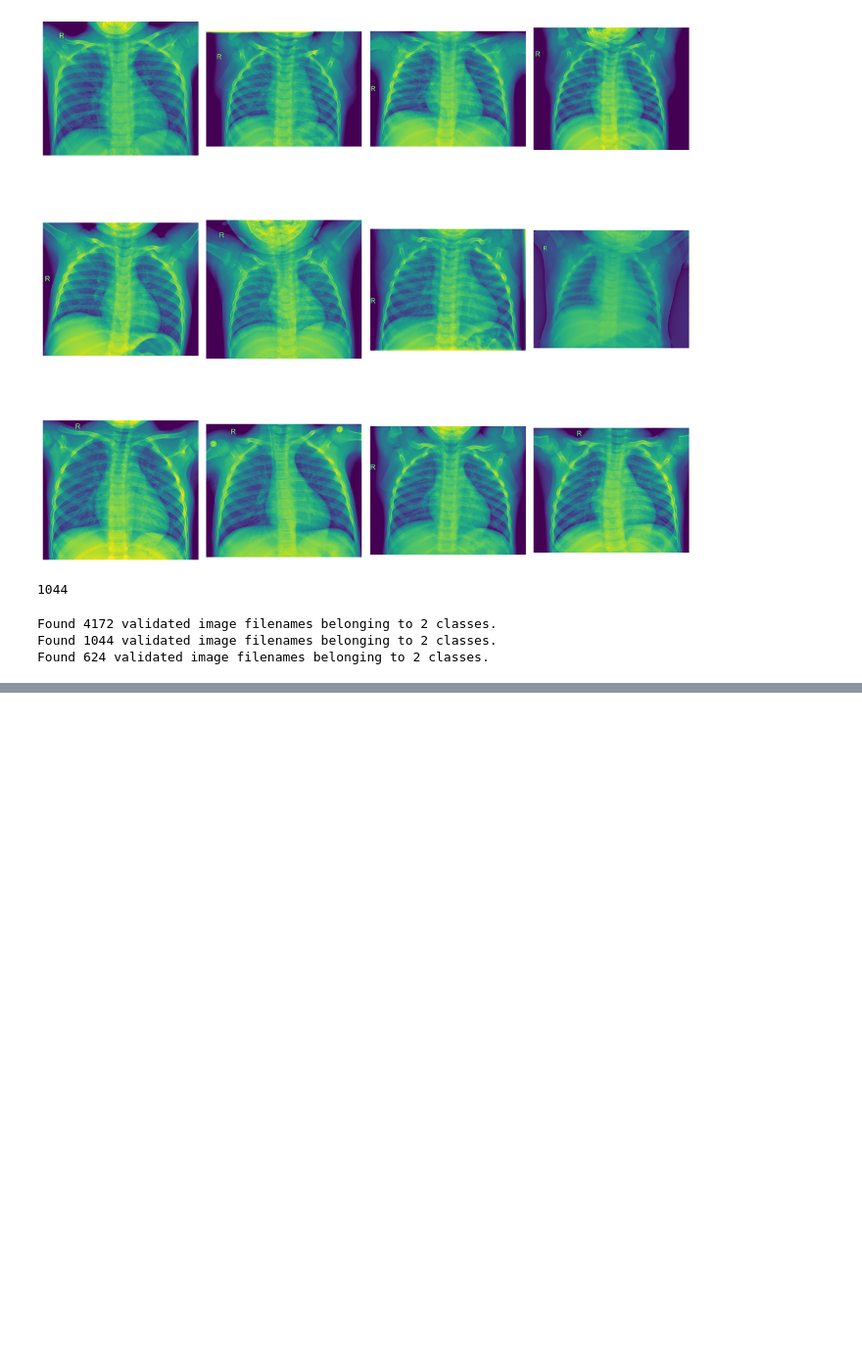
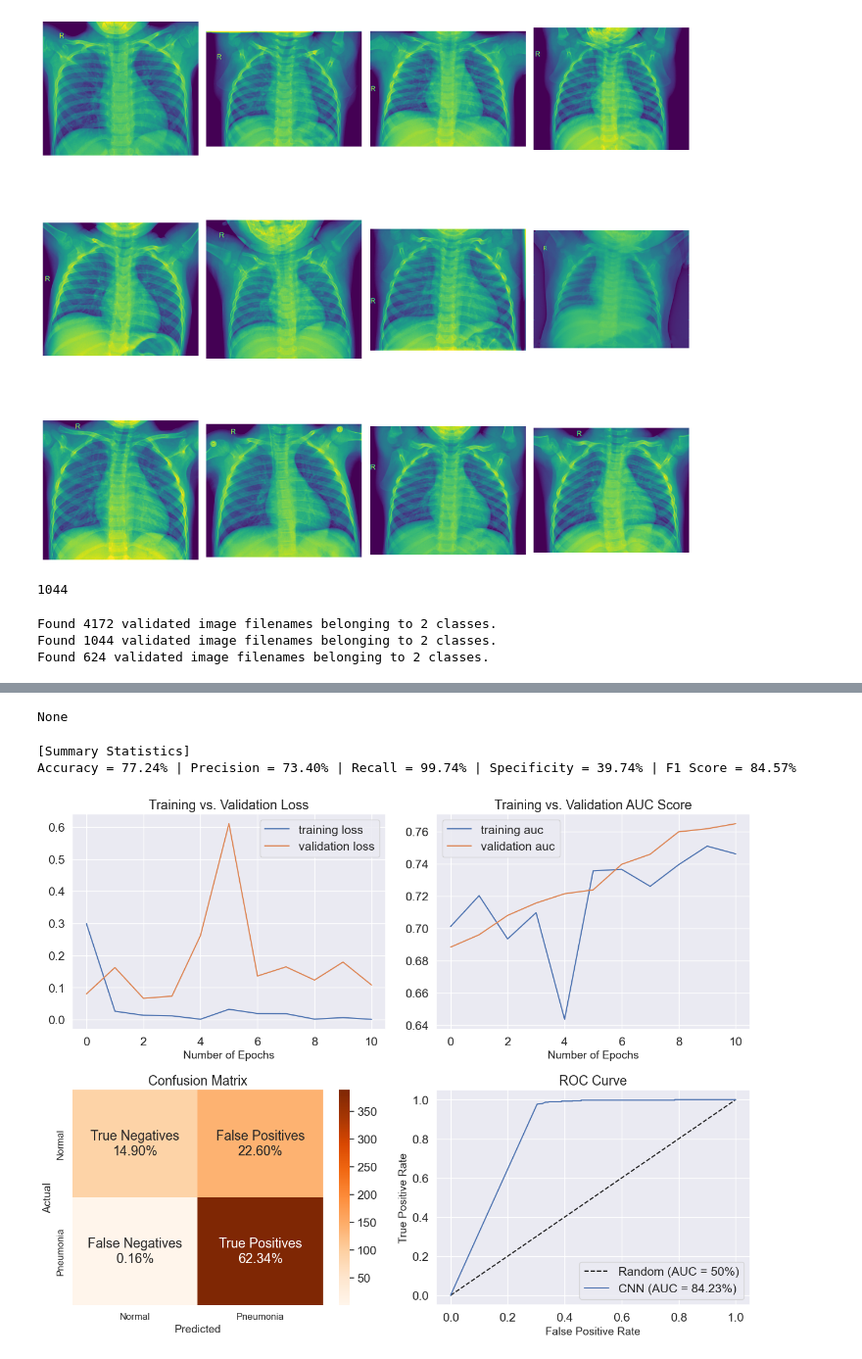
Before and after one commit to untildawn98/pneumonia_classifier, a Jupyter notebook: ENEL_645_project.ipynb, the cells around one changed output, grey strips where cells are left out. Shown at 98% size. Saved outputs shown, nothing was run; the diff lists cells and outputs as text; code cells hidden in the pictures; blank space fills up the shorter version.

```diff
--- a/ENEL_645_project.ipynb
+++ b/ENEL_645_project.ipynb
@@ -288,14 +296,14 @@ model.compile(optimizer=Adam(learning_rate=0.0001),  loss='binary_crossentropy',
 
 filepath= "model_cnn1.h5"
 checkpoint = ModelCheckpoint(filepath, monitor='val_loss', verbose=1, save_best_only=True, save_weights_only=False)
-e_s = EarlyStopping(monitor='val_loss', patience=8)
+e_s = EarlyStopping(monitor='val_loss', patience=20)
 # %%
 # Train the model
-vgg19_model= model.fit(train_generator,
-          steps_per_epoch = len(train_generator),
+vgg19_model= model.fit(ds_train,
+          steps_per_epoch = len(ds_train),
                               epochs = 20,
-                              validation_data = val_generator,
-                              validation_steps = len(val_generator),
-                              verbose=1, batch_size=hyper_batch_size, callbacks=[checkpoint,e_s],
+                              validation_data = ds_val,
+                              validation_steps = len(ds_val),
+                              verbose=1, batch_size=BATCH, callbacks=[checkpoint,e_s],
                               class_weight=class_weights,
                               )
@@ -302,8 +328,10 @@ vgg19_model= model.fit(train_generator,
 # %%
-best_model = keras.models.load_model('model_cnn.h5')
+best_model = keras.models.load_model(r"C:\Users\nourn\Desktop\post_grad\winter\machine learning\project\pnemonia\code\model_cnn1.h5")
 print(best_model.history)
+# %% [output]
+None
 # %%
-def create_charts(cnn, cnn_model):
+def create_charts(cnn, cnn_model,best):
     ## DEFINE ##
     ## Define 1:  train & validation loss
     train_loss = cnn_model.history['loss']
@@ -316,8 +344,8 @@ def create_charts(cnn, cnn_model):
     val_auc = cnn_model.history[val_auc_name]
 
     ## Define 3: y_pred & y_true
-    y_true = test_generator.classes
-    Y_pred = cnn.predict_generator(test_generator, steps = len(test_generator))
+    y_true = ds_test.classes
+    Y_pred = best.predict_generator(ds_test, steps = len(ds_test))
     y_pred = (Y_pred > 0.5).T[0]
     y_pred_prob = Y_pred.T[0]
 
@@ -387,4 +415,8 @@ def create_charts(cnn, cnn_model):
     stats_summary = '[Summary Statistics]\nAccuracy = {:.2%} | Precision = {:.2%} | Recall = {:.2%} | Specificity = {:.2%} | F1 Score = {:.2%}'.format(accuracy, precision, recall, specificity, f1)
     print(stats_summary)
 # %%
-create_charts(model, vgg19_model)
+create_charts(model, vgg19_model,best_model)
+# %% [output]
+[Summary Statistics]
+Accuracy = 77.24% | Precision = 73.40% | Recall = 99.74% | Specificity = 39.74% | F1 Score = 84.57%
+[figure, added]
```
Also changed, not shown: parts of 7 cells of this notebook.
